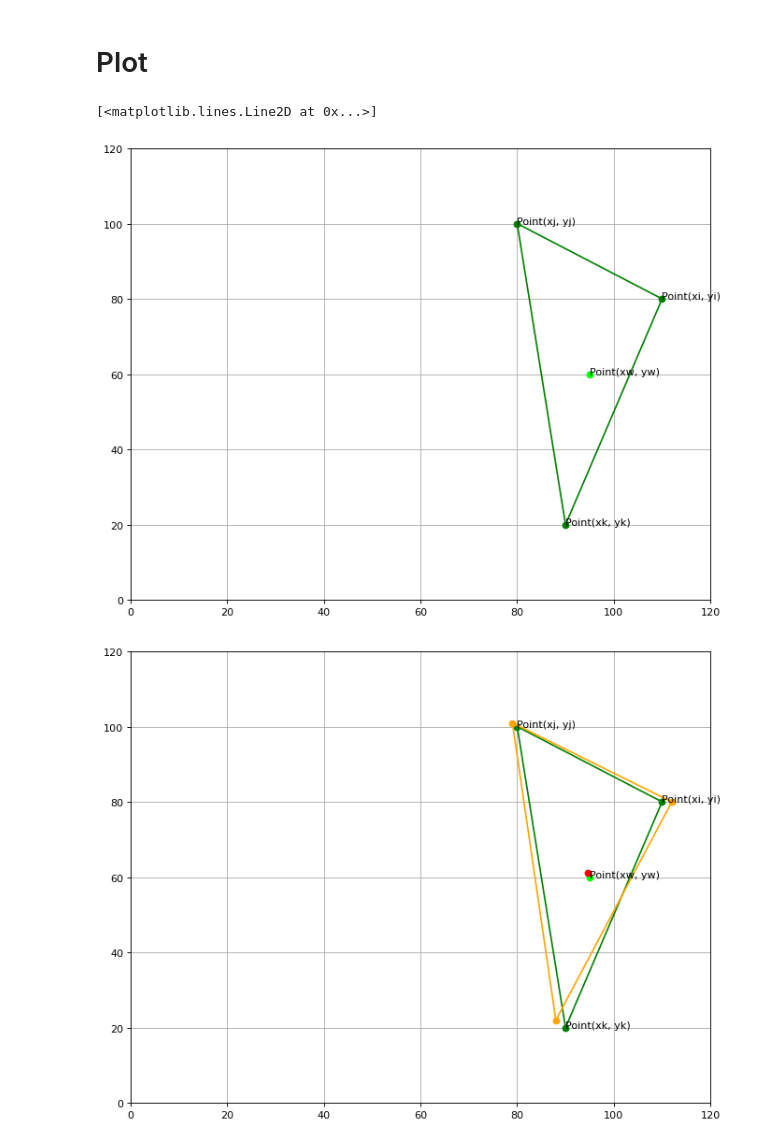
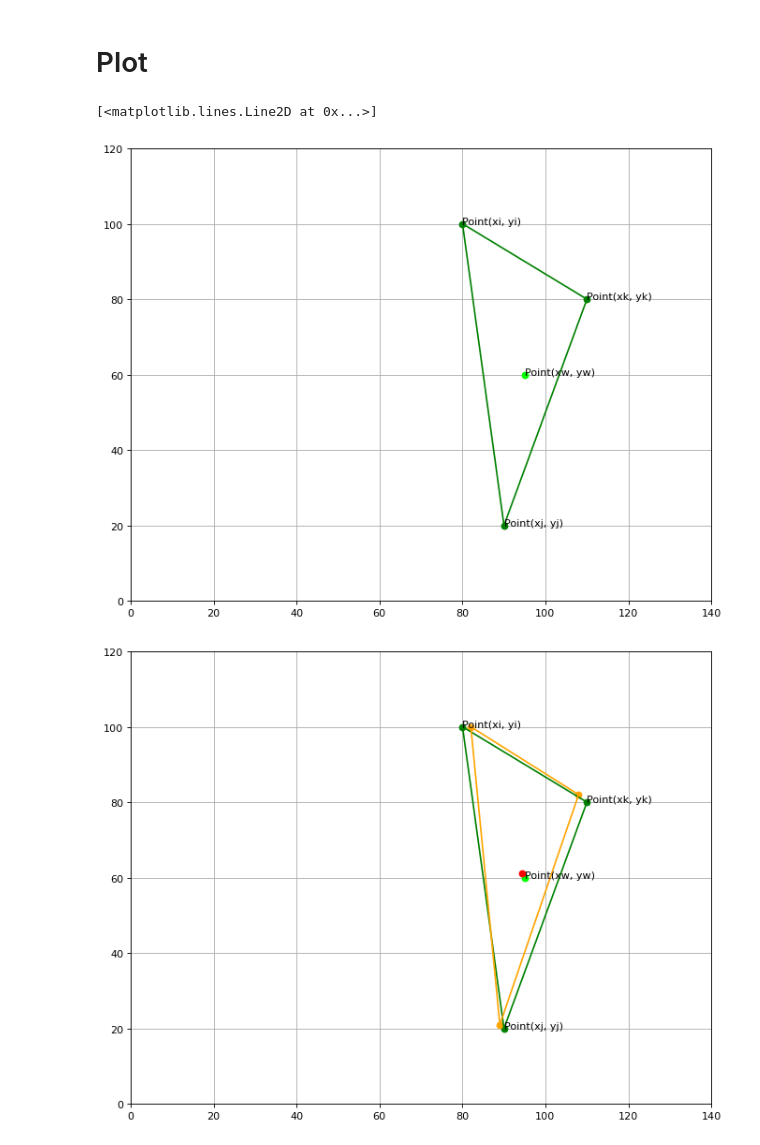
Before and after one commit to bogumilchilinski/dynpy, a Jupyter notebook: FEM_3exercise.ipynb, the cells around one changed output. Drawn from its saved outputs; the diff is of its cells as text; code cells hidden in the pictures.

```diff
--- a/FEM_3exercise.ipynb
+++ b/FEM_3exercise.ipynb
@@ -7,12 +7,12 @@ from numpy import gradient
 x, y = symbols('x,y')
 
 # Coordinates
-xk = 90
-yk = 20
-xi = 110
-yi = 80
-xj = 80
-yj = 100
+xi = 80
+yi = 100
+xj = 90
+yj = 20
+xk = 110
+yk = 80
 
 xkj = xk - xj
 xik = xi - xk
@@ -155,7 +149,7 @@ plt.plot(linex1, liney1, color = 'green')
 linex1 = [xi, xk]
 liney1 = [yi, yk]
 plt.plot(linex1, liney1, color = 'green')
-ax.set_xlim(0,120)
+ax.set_xlim(0,140)
 ax.set_ylim(0, 120)
 
 
@@ -174,33 +168,33 @@ plt.text(xk, yk, 'Point(xk, yk)')
 plt.scatter(xw, yw, color = 'lime')
 plt.text(xw, yw, 'Point(xw, yw)')
 linex1 = [xi, xj]
 liney1 = [yi, yj]
 plt.plot(linex1, liney1, color = 'green')
 linex1 = [xj, xk]
 liney1 = [yj, yk]
 plt.plot(linex1, liney1, color = 'green')
 linex1 = [xi, xk]
 liney1 = [yi, yk]
 plt.plot(linex1, liney1, color = 'green')
-ax.set_xlim(0,120)
+ax.set_xlim(0,140)
 ax.set_ylim(0, 120)
 
 
 
 plt.scatter(xi+ui, yi+vi, color = 'orange')
 plt.scatter(xj+uj, yj+vj, color = 'orange')
 plt.scatter(xk+uk, yk+vk, color = 'orange')
 linex1 = [xi+ui, xj+uj]
 liney1 = [yi+vi, yj+vj]
 plt.scatter(xw+uw, yw+vw, color = 'red')
 plt.plot(linex1, liney1, color = 'orange')
 linex1 = [xj+uj, xk+uk]
 liney1 = [yj+vj, yk+vk]
 plt.plot(linex1, liney1, color = 'orange')
 linex1 = [xi+ui, xk+uk]
 liney1 = [yi+vi, yk+vk]
 plt.plot(linex1, liney1, color = 'orange')
 # %% [output]
 [<matplotlib.lines.Line2D at 0x...>]
-[figure, old version]
+[figure, new version]
-[figure, old version]
+[figure, new version]
```
Also changed, not shown: parts of 2 cells of this notebook, 2 other files.
